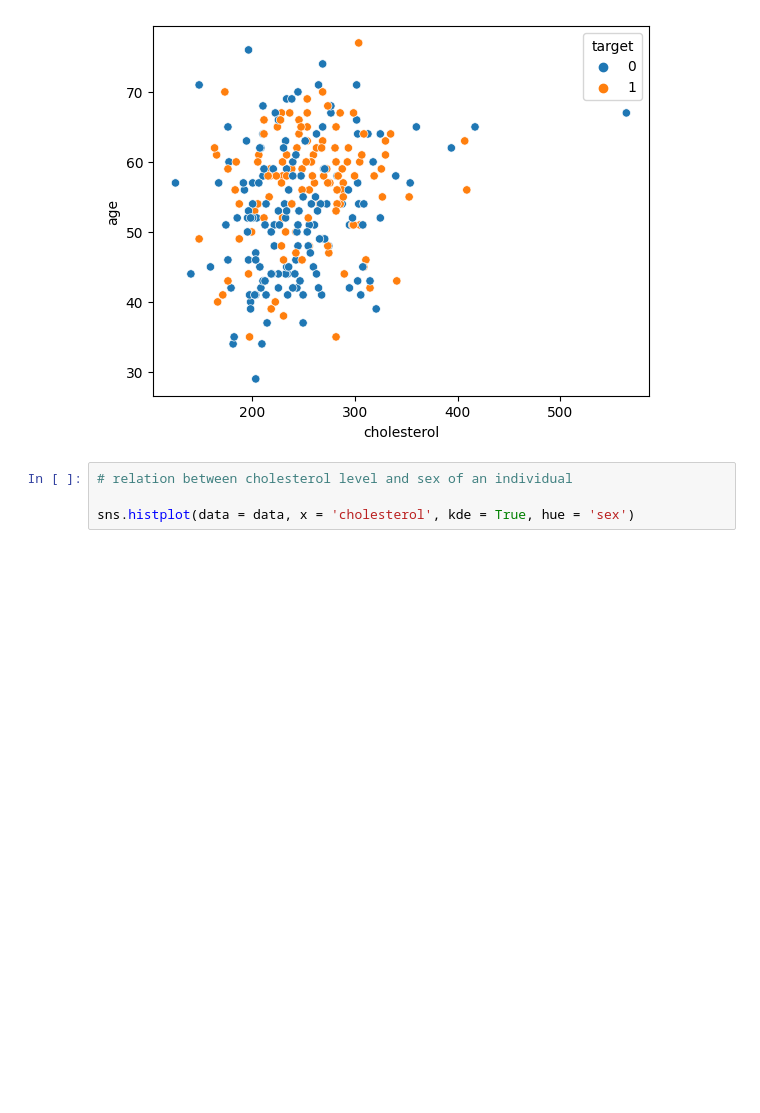
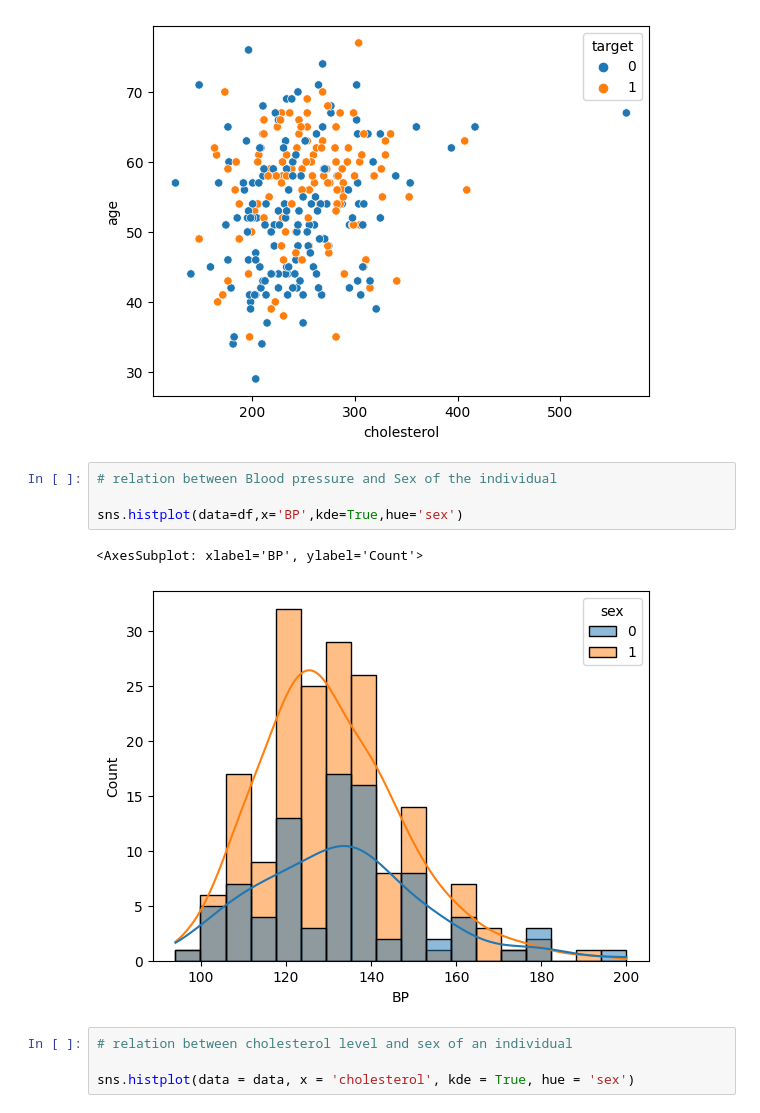
Before and after one commit to LokeshYarramallu/AM_ACM-AI_ML_Models, a Jupyter notebook: KNN/Heart Disease Predictor/heart-disease-predictor.ipynb, the cells around one changed output. Saved outputs shown, nothing was run; the diff lists cells and outputs as text; blank space fills up the shorter version.

Commit message:
Completed data visualization

```diff
--- a/KNN/Heart Disease Predictor/heart-disease-predictor.ipynb
+++ b/KNN/Heart Disease Predictor/heart-disease-predictor.ipynb
@@ -162,6 +162,13 @@ sns.scatterplot(x = 'cholesterol', y = 'age', hue = 'target', data = data)
 # %% [output]
 <AxesSubplot: xlabel='cholesterol', ylabel='age'>
 [figure]
+# %%
+# relation between Blood pressure and Sex of the individual
+
+sns.histplot(data=df,x='BP',kde=True,hue='sex')
+# %% [output]
+<AxesSubplot: xlabel='BP', ylabel='Count'>
+[figure, added]
 # %%
 # relation between cholesterol level and sex of an individual
 
```
